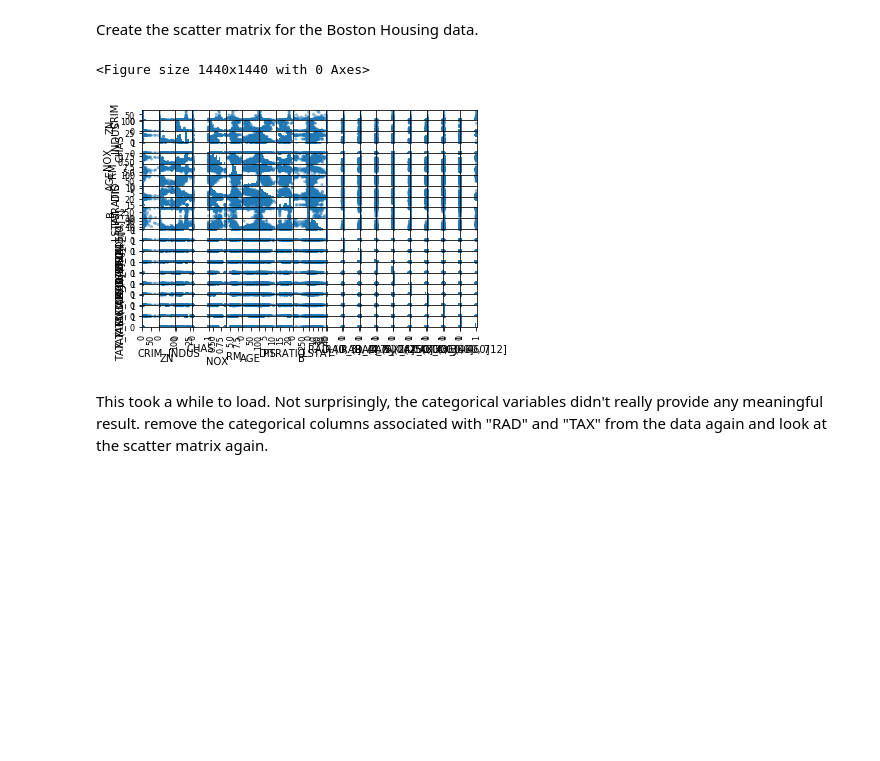
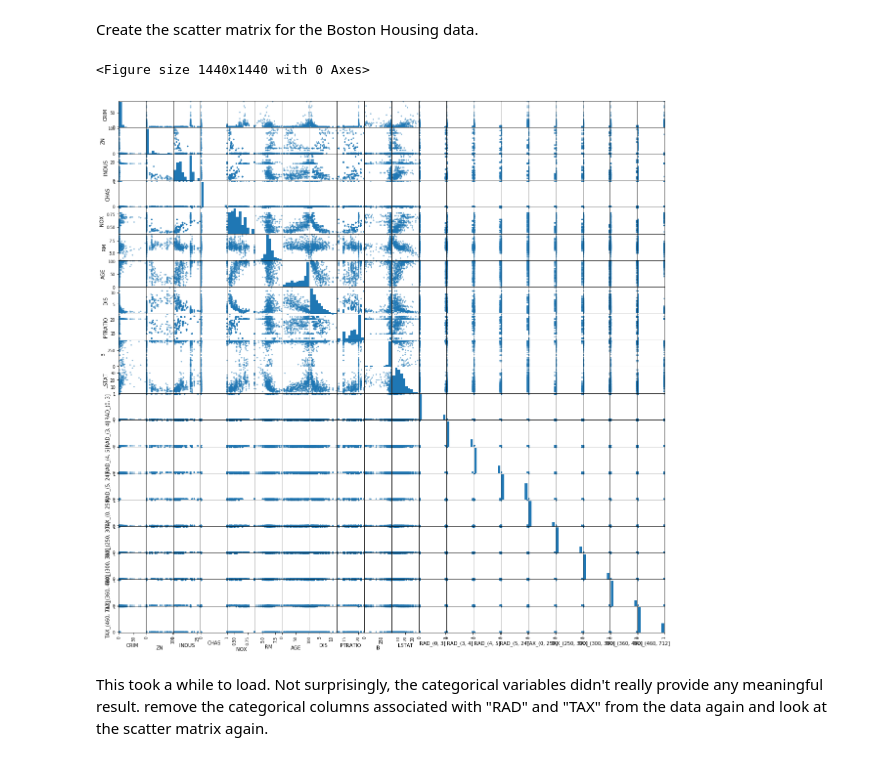
Before and after one commit to Pietrassyk/dsc-multicollinearity-of-features---lab-nyc-ds-career-042219, a Jupyter notebook: index.ipynb, the cells around one changed output. Cells and saved outputs as stored; diff of their text form; code cells hidden in the pictures; blank space fills up the shorter version.

```diff
--- a/index.ipynb
+++ b/index.ipynb
@@ -49,12 +49,11 @@ boston_features.head()
 ## Scatter matrix
 # %% [markdown]
 Create the scatter matrix for the Boston Housing data.
-# %%
-fig = plt.figure(figsize=(20,20))
-pd.plotting.scatter_matrix(boston_features);
-# %% [output]
-<Figure size 1440x1440 with 0 Axes>
-[figure, removed]
+# %%
+pd.plotting.scatter_matrix(boston_features, figsize=(20,20));
+# %% [output]
+<Figure size 1440x1440 with 0 Axes>
+[figure, added]
 # %% [markdown]
 This took a while to load. Not surprisingly, the categorical variables didn't really provide any meaningful result. remove the categorical columns associated with "RAD" and "TAX" from the data again and look at the scatter matrix again.
 # %%
```
